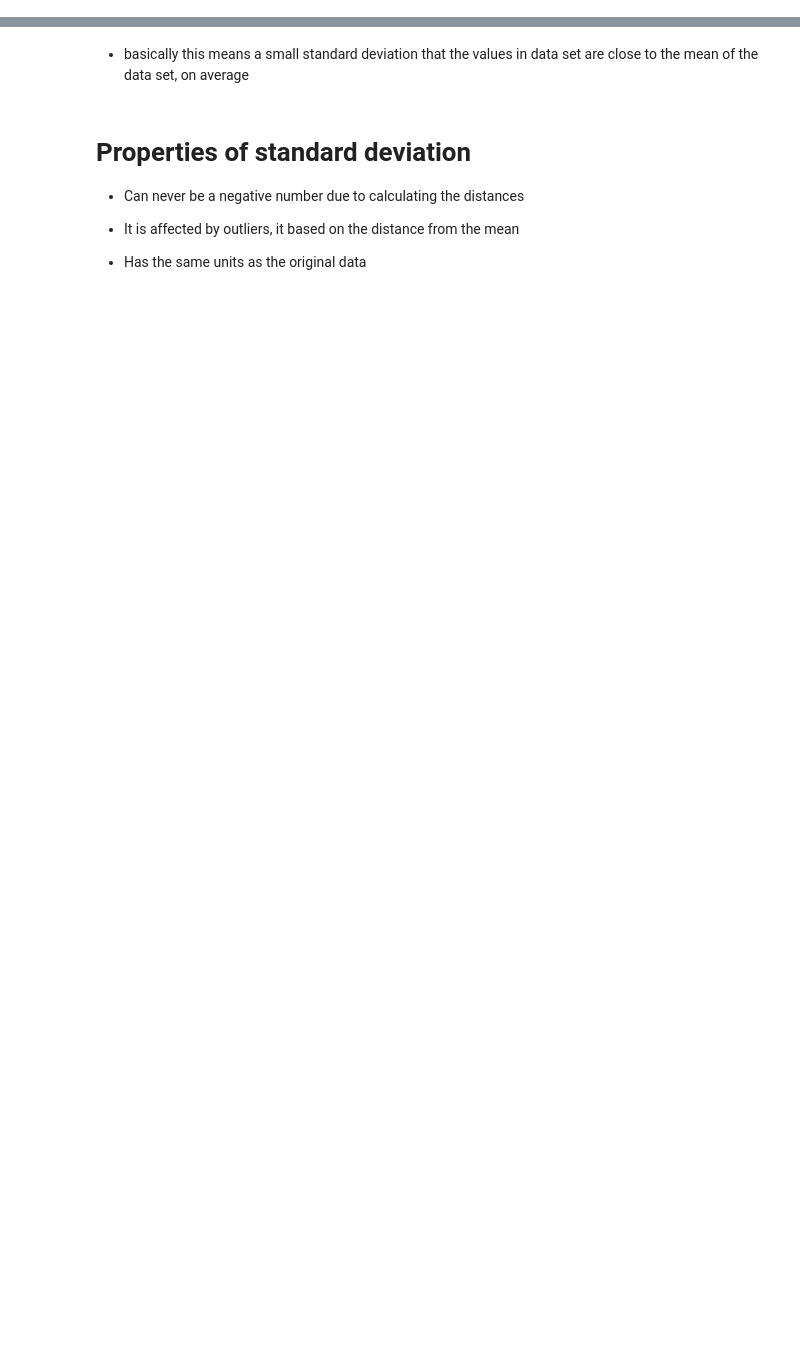
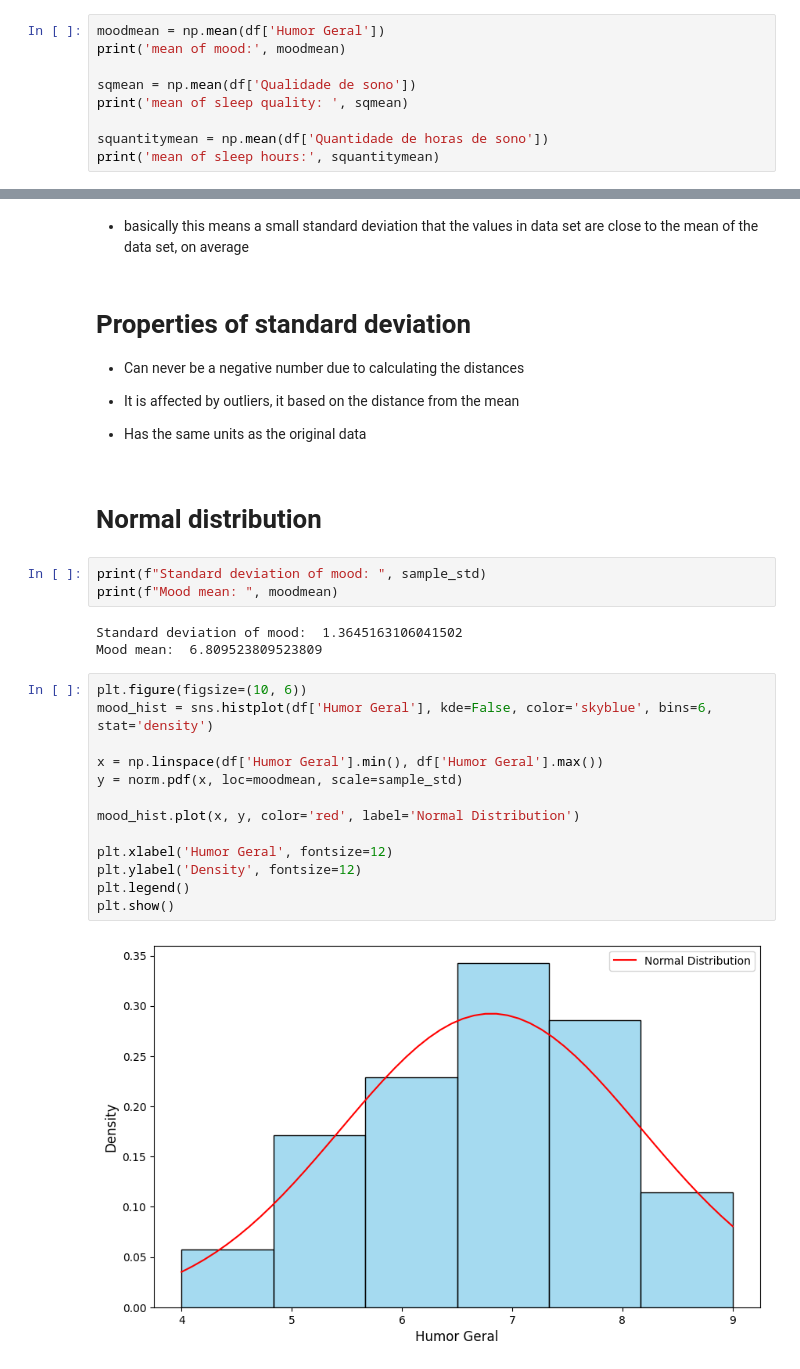
Before and after one commit to lucaspinheiro27/Python_statistics, a Jupyter notebook: Saude_mental.ipynb, the cells around one changed output, grey strips where cells are left out. Cells and saved outputs as stored; diff of their text form; blank space fills up the shorter version.

```diff
--- a/Saude_mental.ipynb
+++ b/Saude_mental.ipynb
@@ -94,0 +87,9 @@ mean of the quantity of sleep hours:  6.9523809523809526
+# %%
+moodmean = np.mean(df['Humor Geral'])
+print('mean of mood:', moodmean)
+
+sqmean = np.mean(df['Qualidade de sono'])
+print('mean of sleep quality: ', sqmean)
+
+squantitymean = np.mean(df['Quantidade de horas de sono'])
+print('mean of sleep hours:', squantitymean)
@@ -162,3 +171,26 @@ Standard deviation of mood:  1.3645163106041502
 - It is affected by outliers, it based on the distance from the mean
 
 - Has the same units as the original data
+# %% [markdown]
+# Normal distribution
+# %%
+print(f"Standard deviation of mood: ", sample_std)
+print(f"Mood mean: ", moodmean)
+# %% [output]
+Standard deviation of mood:  1.3645163106041502
+Mood mean:  6.809523809523809
+# %%
+plt.figure(figsize=(10, 6))
+mood_hist = sns.histplot(df['Humor Geral'], kde=False, color='skyblue', bins=6, stat='density')
+
+x = np.linspace(df['Humor Geral'].min(), df['Humor Geral'].max())
+y = norm.pdf(x, loc=moodmean, scale=sample_std)
+
+mood_hist.plot(x, y, color='red', label='Normal Distribution')
+
+plt.xlabel('Humor Geral', fontsize=12)
+plt.ylabel('Density', fontsize=12)
+plt.legend()
+plt.show()
+# %% [output]
+[figure, added]
```
Also changed, not shown: parts of 20 cells of this notebook.
